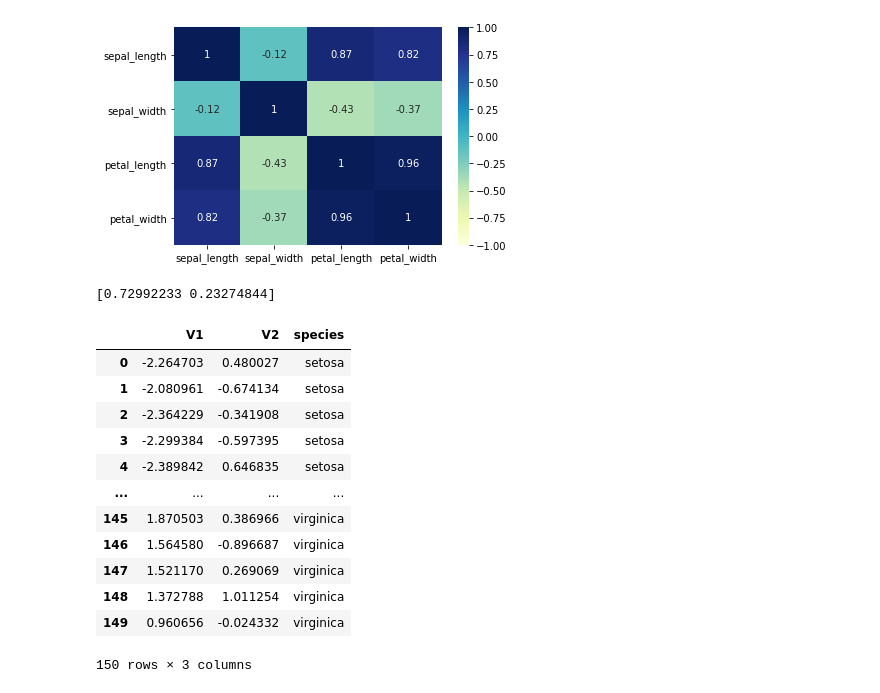
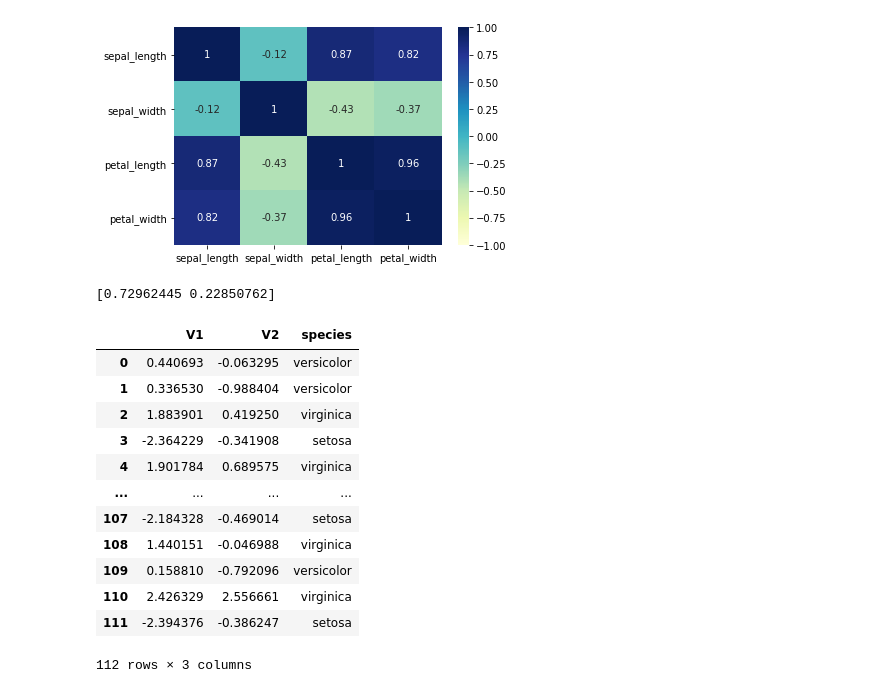
Before and after one commit to 37khalil/SVM-Implementation, a Jupyter notebook: Car_SVM_Classification.ipynb, the cells around one changed output. Saved outputs shown, nothing was run; the diff lists cells and outputs as text; code cells hidden in the pictures.

```diff
--- a/Car_SVM_Classification.ipynb
+++ b/Car_SVM_Classification.ipynb
@@ -182,30 +184,35 @@ train_x, test_x, train_y, test_y = train_test_split(X, y, test_size=0.25, random
 # %%
 pca_model = PCA(n_components=2)
 
-principalComponents = pca_model.fit_transform(train_x)
+pca_model.fit(X)
+principalComponents = pca_model.transform(train_x)
 principalDf = pd.DataFrame(data = principalComponents
               , columns = ['V1', 'V2'])
-principalDf["species"] = train_y
 
-train_y = LabelEncoder().fit_transform(train_y)
+encoder = LabelEncoder().fit(y);
+principalDf["species"] = train_y.copy()
+train_y = encoder.transform(train_y)
 
-print(pca_model.explained_variance_ratio_)
-finalDf
+test_components = pca_model.transform(test_x)
+test_labels = encoder.transform(test_y)
-# %% [output]
-[0.72992233 0.23274844]
-|  | V1 | V2 | species |
-| 0 | -2.264703 | 0.480027 | setosa |
-| 1 | -2.080961 | -0.674134 | setosa |
-| 2 | -2.364229 | -0.341908 | setosa |
-| 3 | -2.299384 | -0.597395 | setosa |
-| 4 | -2.389842 | 0.646835 | setosa |
-| ... | ... | ... | ... |
-| 145 | 1.870503 | 0.386966 | virginica |
-| 146 | 1.564580 | -0.896687 | virginica |
-| 147 | 1.521170 | 0.269069 | virginica |
-| 148 | 1.372788 | 1.011254 | virginica |
-| 149 | 0.960656 | -0.024332 | virginica |
-150 rows × 3 columns
+# %%
+print(pca_model.explained_variance_ratio_)
+principalDf
+# %% [output]
+[0.72962445 0.22850762]
+|  | V1 | V2 | species |
+| 0 | 0.440693 | -0.063295 | versicolor |
+| 1 | 0.336530 | -0.988404 | versicolor |
+| 2 | 1.883901 | 0.419250 | virginica |
+| 3 | -2.364229 | -0.341908 | setosa |
+| 4 | 1.901784 | 0.689575 | virginica |
+| ... | ... | ... | ... |
+| 107 | -2.184328 | -0.469014 | setosa |
+| 108 | 1.440151 | -0.046988 | virginica |
+| 109 | 0.158810 | -0.792096 | versicolor |
+| 110 | 2.426329 | 2.556661 | virginica |
+| 111 | -2.394376 | -0.386247 | setosa |
+112 rows × 3 columns
 # %%
 fig = plt.figure(figsize = (10,6))
 ax = fig.add_subplot(1,1,1)
```
Also changed, not shown: parts of 17 cells of this notebook.
